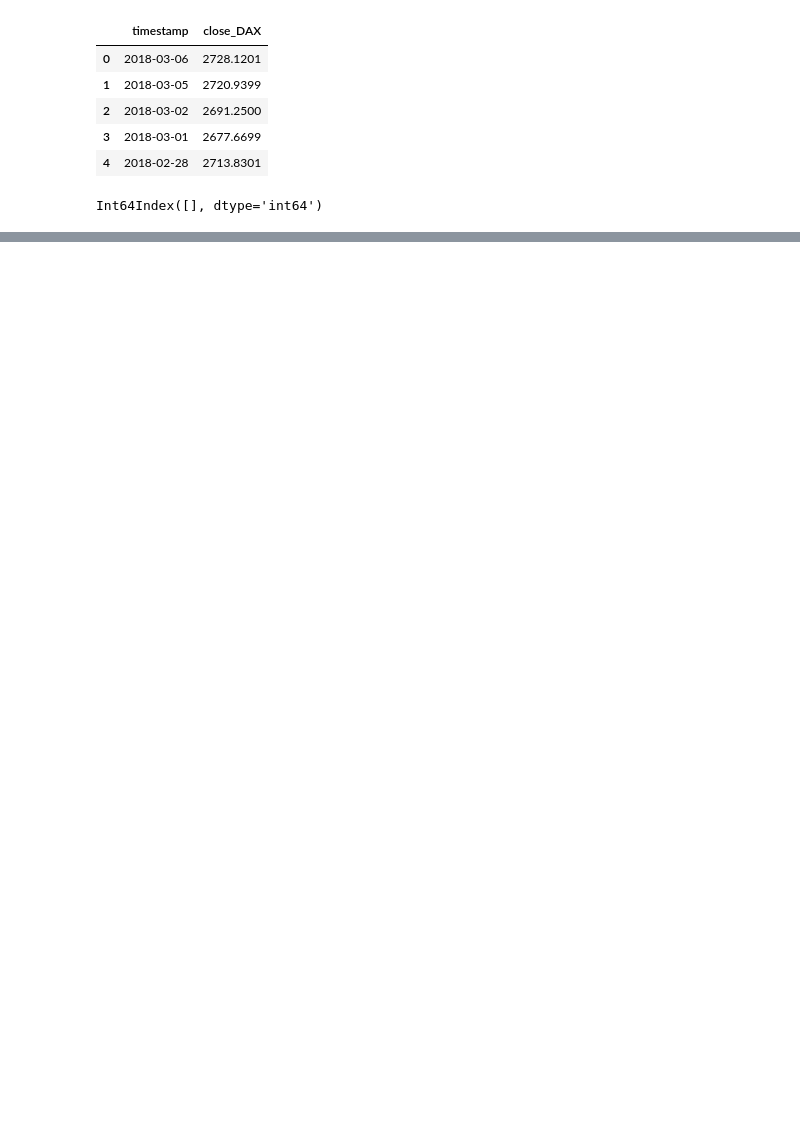
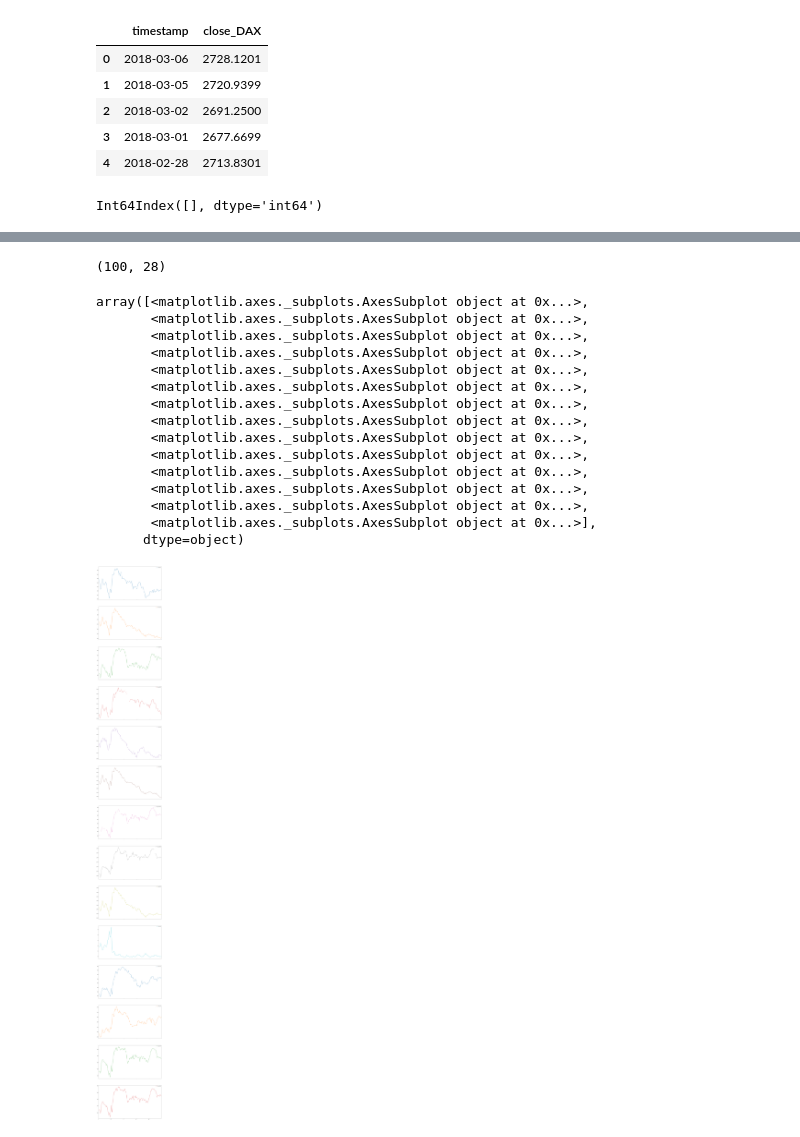
Before and after one commit to chasenberg/financial_analysis, a Jupyter notebook: notebooks/alpha_vantage_testing.ipynb, the cells around one changed output, grey strips where cells are left out. Cells and saved outputs as stored; diff of their text form; code cells hidden in the pictures; blank space fills up the shorter version.

```diff
--- a/notebooks/alpha_vantage_testing.ipynb
+++ b/notebooks/alpha_vantage_testing.ipynb
@@ -100,3 +105,19 @@ for index in indices:
     page = requests.get(url, params = data)
     with open(index_data_dir + 'data_' + index.strip('^') + '.csv', 'w') as oF:
         oF.write(page.text)
+# %%
+import glob
+
+allFiles = glob.glob(index_data_dir + "*.csv")
+df_indices = pd.DataFrame()
+list_ = []
+for file_ in allFiles:
+    name = str(str(file_).split('_')[1]).split('.')[0]
+    print(name)
+    df = pd.read_csv(file_,usecols=["timestamp", "close"]).rename(columns={'timestamp' : 'timestamp_'+name, 'close' : 'close_'+name})
+    df = df.drop(df.loc[(df==0).any(axis=1)].index)
+    df = df.iloc[::-1]
+    list_.append(df)
+df_indices = pd.concat(list_, axis=1)
+#Drop redundant timestamps
+df_indices
@@ -102,0 +160,26 @@ for index in indices:
+# %%
+df_indices.shape
+# %% [output]
+(100, 28)
+# %%
+import matplotlib.pyplot as plt
+
+df_indices.plot(subplots=True,figsize=(20, 200))
+#plt.xticks(df_indices.timestamp)
+# %% [output]
+array([<matplotlib.axes._subplots.AxesSubplot object at 0x...>,
+       <matplotlib.axes._subplots.AxesSubplot object at 0x...>,
+       <matplotlib.axes._subplots.AxesSubplot object at 0x...>,
+       <matplotlib.axes._subplots.AxesSubplot object at 0x...>,
+       <matplotlib.axes._subplots.AxesSubplot object at 0x...>,
+       <matplotlib.axes._subplots.AxesSubplot object at 0x...>,
+       <matplotlib.axes._subplots.AxesSubplot object at 0x...>,
+       <matplotlib.axes._subplots.AxesSubplot object at 0x...>,
+       <matplotlib.axes._subplots.AxesSubplot object at 0x...>,
+       <matplotlib.axes._subplots.AxesSubplot object at 0x...>,
+       <matplotlib.axes._subplots.AxesSubplot object at 0x...>,
+       <matplotlib.axes._subplots.AxesSubplot object at 0x...>,
+       <matplotlib.axes._subplots.AxesSubplot object at 0x...>,
+       <matplotlib.axes._subplots.AxesSubplot object at 0x...>],
+      dtype=object)
+[figure, added]
```
Also changed, not shown: parts of 15 cells of this notebook.
